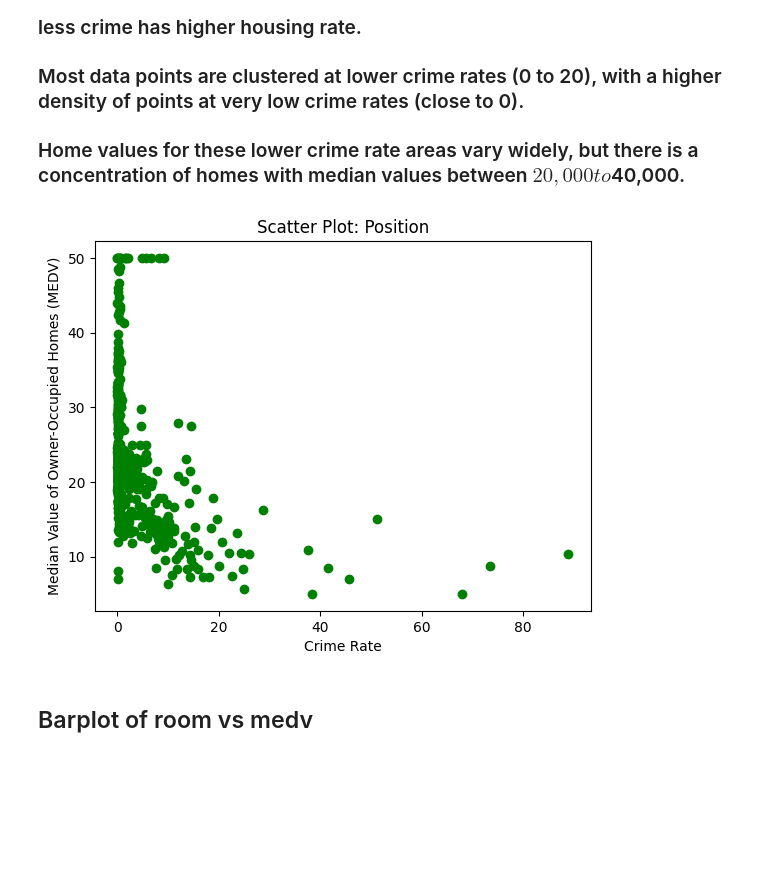
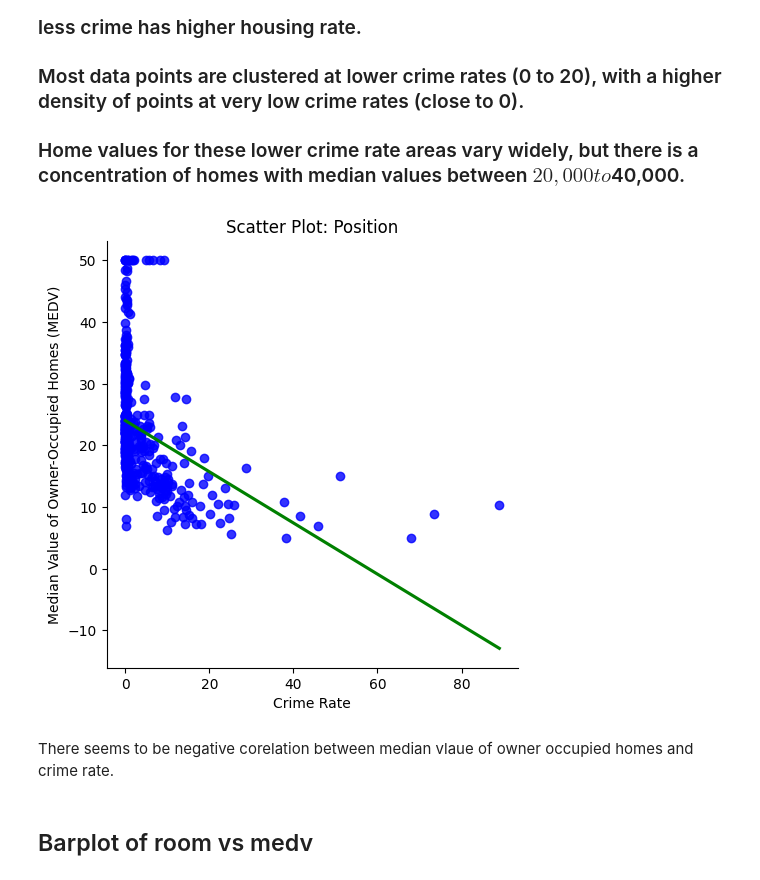
Before and after one commit to Omdena-NIC-Nepal/omdena-nic-nepal-classroom-1f2b87-machine_learning_linear_regression-Machine_Learning_Linear_Regress, a Jupyter notebook: notebooks/EDA.ipynb, the cells around one changed output. Cells and saved outputs as stored; diff of their text form; code cells hidden in the pictures; blank space fills up the shorter version.

Commit message:
deone data preprocessing

```diff
--- a/notebooks/EDA.ipynb
+++ b/notebooks/EDA.ipynb
@@ -8,2 +8,5 @@ df =pd.read_csv("boston_housing.csv")
+# %%
+# Read the CSV file into a DataFrame
+df = pd.read_csv('../data/boston_housing.csv')
 # %%
 # our target value is medv--> median value
@@ -111,13 +157,15 @@ plt.show()
 ### Home values for these lower crime rate areas vary widely, but there is a concentration of homes with median values between $20,000 to $40,000.
 # %%
 #scatter plot
-plt.scatter(df['crim'], df['medv'],color="green")
+sns.lmplot(x='crim', y='medv', data=df, scatter_kws={'color': 'blue'},line_kws={'color': 'green'},ci=None)
 plt.xlabel('Crime Rate')
 plt.ylabel('Median Value of Owner-Occupied Homes (MEDV)')
 plt.title('Scatter Plot: Position')
 plt.show()
 # %% [output]
-[figure, old version]
+[figure, new version]
+# %% [markdown]
+There seems to be negative corelation between median vlaue of owner occupied homes and crime rate.
 # %% [markdown]
 ## Barplot of room vs medv
 # %%
```
Also changed, not shown: parts of 35 cells of this notebook, 7 other files.
